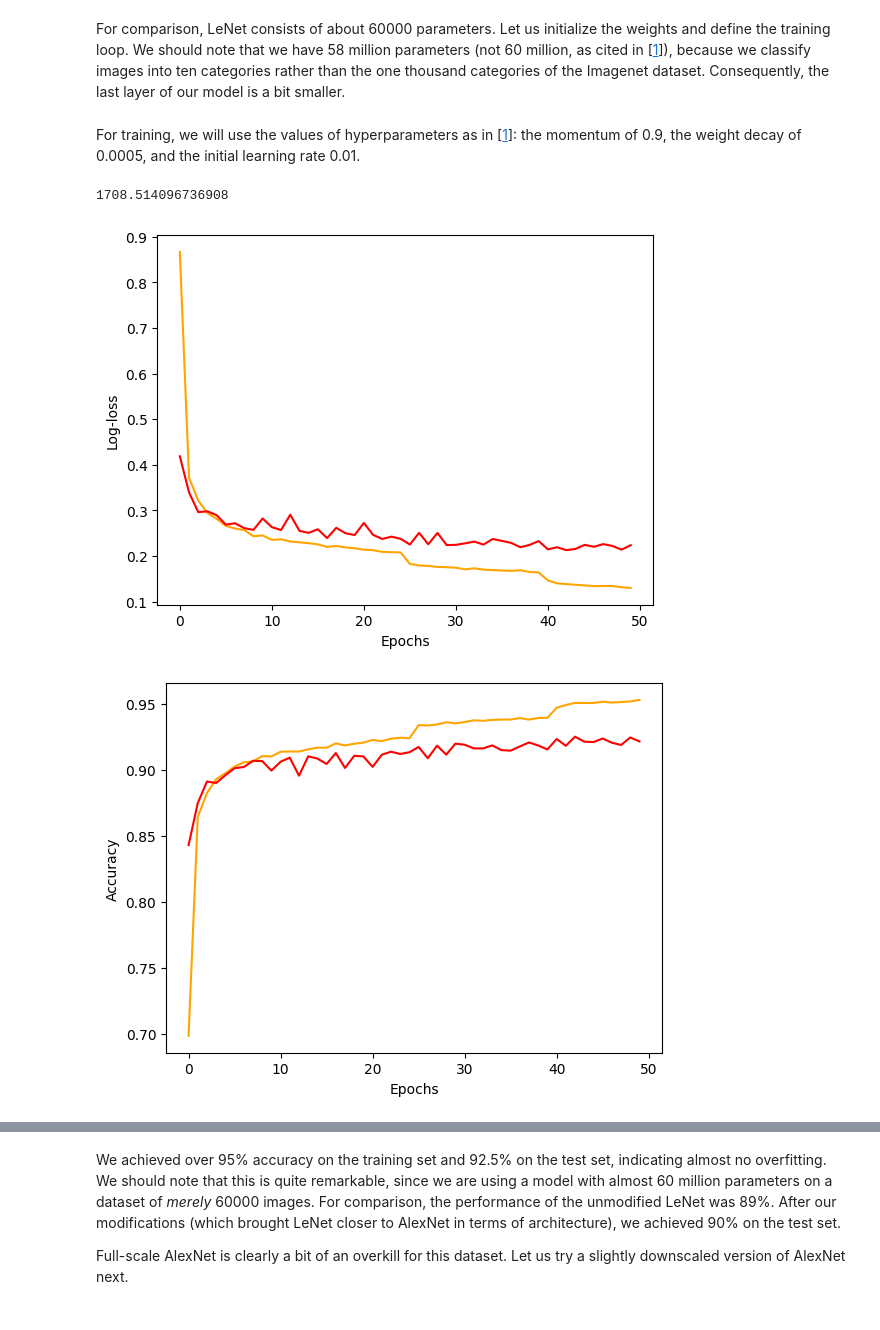
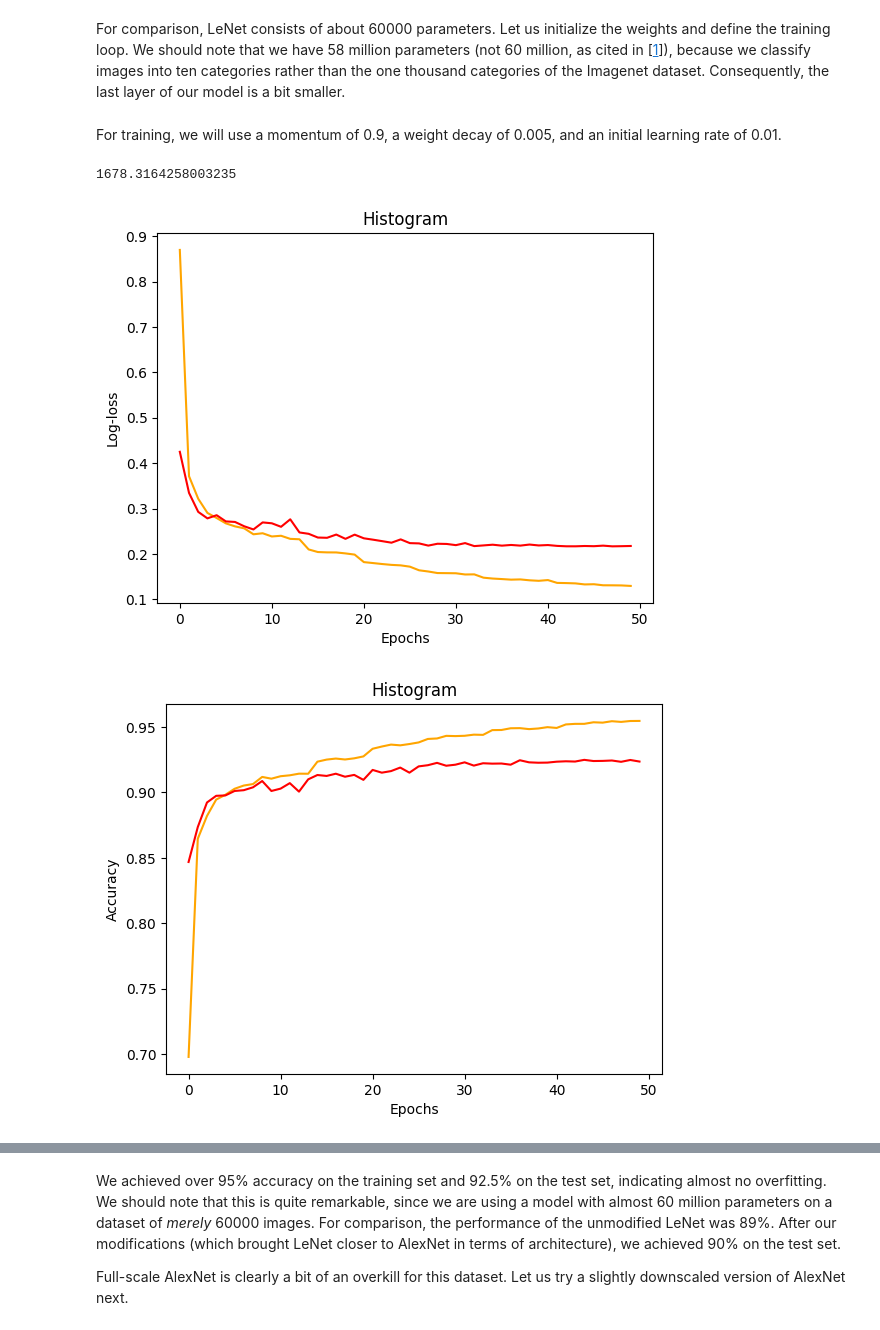
Before and after one commit to fejlek/Nine-Circles-ML1, a Jupyter notebook: 4 Fourth Circle - Neural Networks/Fourth_circle_neural_2b_alexnet.ipynb, the cells around one changed output, grey strips where cells are left out. Drawn from its saved outputs; the diff is of its cells as text; code cells hidden in the pictures.

```diff
--- a/4 Fourth Circle - Neural Networks/Fourth_circle_neural_2b_alexnet.ipynb
+++ b/4 Fourth Circle - Neural Networks/Fourth_circle_neural_2b_alexnet.ipynb
@@ -221,12 +221,12 @@ def train_test_loop_cuda(train_data_loader, test_data_loader, model, loss_fn, op
 
     return  loss_sum_train.detach(), loss_sum_test.detach(), learning_rate[0], accu_sum_train.detach(), accu_sum_test.detach()
 # %% [markdown]
-For training, we will use the values of hyperparameters as in [[1](#1)]: the momentum of 0.9, the weight decay of 0.0005, and the initial learning rate 0.01.
+For training, we will use a momentum of 0.9, a weight decay of 0.005, and an initial learning rate of 0.01.
 # %%
 torch.manual_seed(123)
 AlexNet_cuda.apply(init_weights_he)
 optim_SGD_cuda =  torch.optim.SGD(AlexNet_cuda.parameters(), lr = 0.01, momentum = 0.9, weight_decay = 0.005)
-scheduler_cuda = torch.optim.lr_scheduler.MultiStepLR(optim_SGD_cuda, milestones=[25, 40], gamma = 0.5)
+scheduler_cuda = torch.optim.lr_scheduler.ReduceLROnPlateau(optim_SGD_cuda, factor = 0.5, patience = 4, threshold = 0.1)
 cross_entropy_loss = nn.CrossEntropyLoss()
 
 n_epochs = 50
@@ -245,20 +245,22 @@ for t in range(n_epochs):
 end = time.time()
 print(end - start)
 # %% [output]
-1708.514096736908
+1678.3164258003235
 # %%
 plt.plot(loss_epochs_train, color = 'orange')
 plt.plot(loss_epochs_test, color = 'red')
+plt.title('Histogram')
 plt.xlabel('Epochs')
 plt.ylabel('Log-loss');
 # %% [output]
-[figure, old version]
+[figure, new version]
 # %%
 plt.plot(accu_epochs_train, color = 'orange')
 plt.plot(accu_epochs_test, color = 'red')
+plt.title('Histogram')
 plt.xlabel('Epochs')
 plt.ylabel('Accuracy');
 # %% [output]
-[figure, old version]
+[figure, new version]
 # %%
 plt.plot(learning_rates, color = 'green')
```
Also changed, not shown: parts of 35 cells of this notebook.
